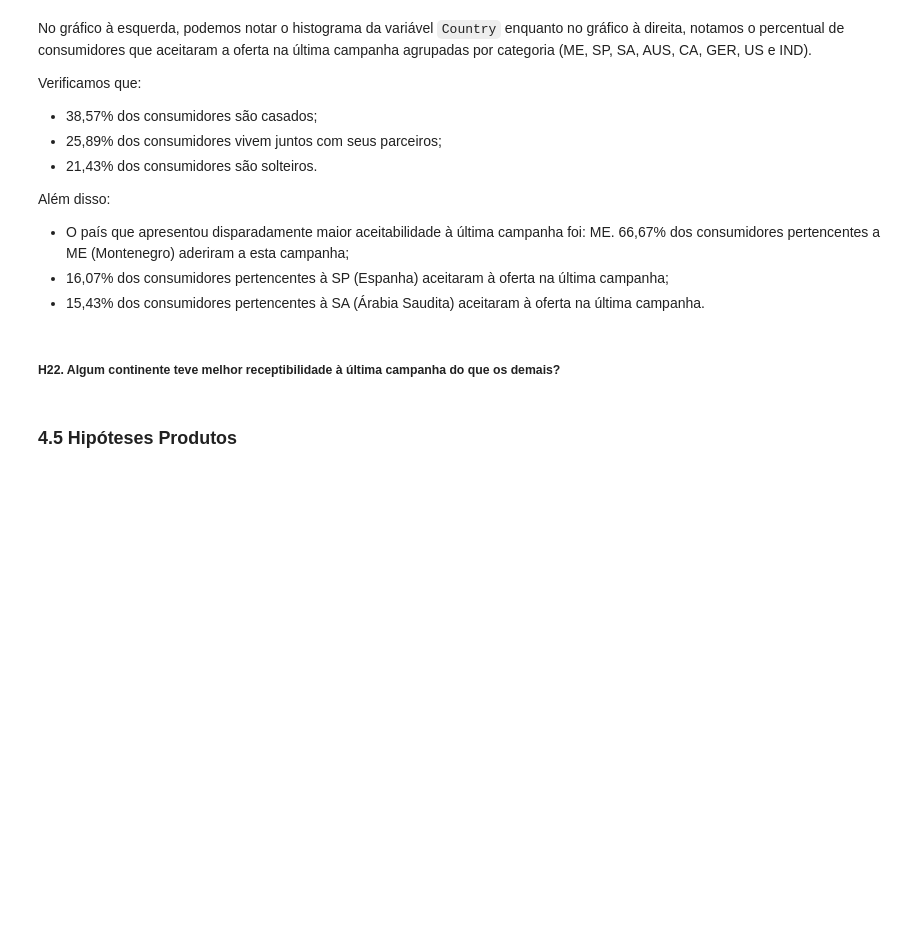
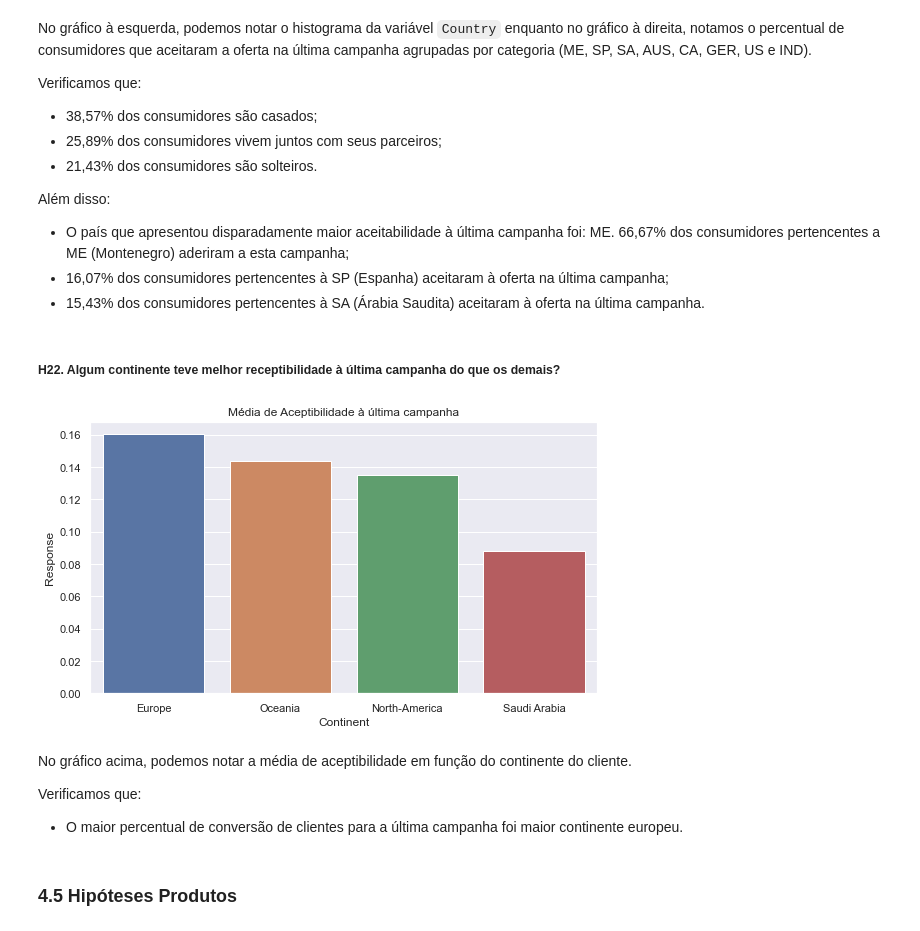
Before and after one commit to gustavolenin/Projeto-de-Marketing---Ifood, a Jupyter notebook: notebook/projeto_marketing.ipynb, the cells around one changed output. Drawn from its saved outputs; the diff is of its cells as text; code cells hidden in the pictures; blank space fills up the shorter version.

```diff
--- a/notebook/projeto_marketing.ipynb
+++ b/notebook/projeto_marketing.ipynb
@@ -896,6 +896,19 @@ Além disso:
 * 15,43% dos consumidores pertencentes à SA (Árabia Saudita) aceitaram à oferta na última campanha.
 # %% [markdown]
 ##### H22. Algum continente teve melhor receptibilidade à última campanha do que os demais?
+# %%
+df_continent = pd.DataFrame(data.groupby('Continent').Response.mean()).reset_index().sort_values(by='Response',ascending=False)
+plt.figure(figsize=(20,5))
+plt.subplot(1, 2, 1)
+sns.barplot(x=df_continent.Continent,y=df_continent.Response);
+plt.title('Média de Aceptibilidade à última campanha');
+# %% [output]
+[figure, added]
+# %% [markdown]
+No gráfico acima, podemos notar a média de aceptibilidade em função do continente do cliente.
+
+Verificamos que:
+* O maior percentual de conversão de clientes para a última campanha foi maior continente europeu.
 # %% [markdown]
 ### 4.5 Hipóteses Produtos
 # %% [markdown]
```
Also changed, not shown: parts of 9 cells of this notebook.
